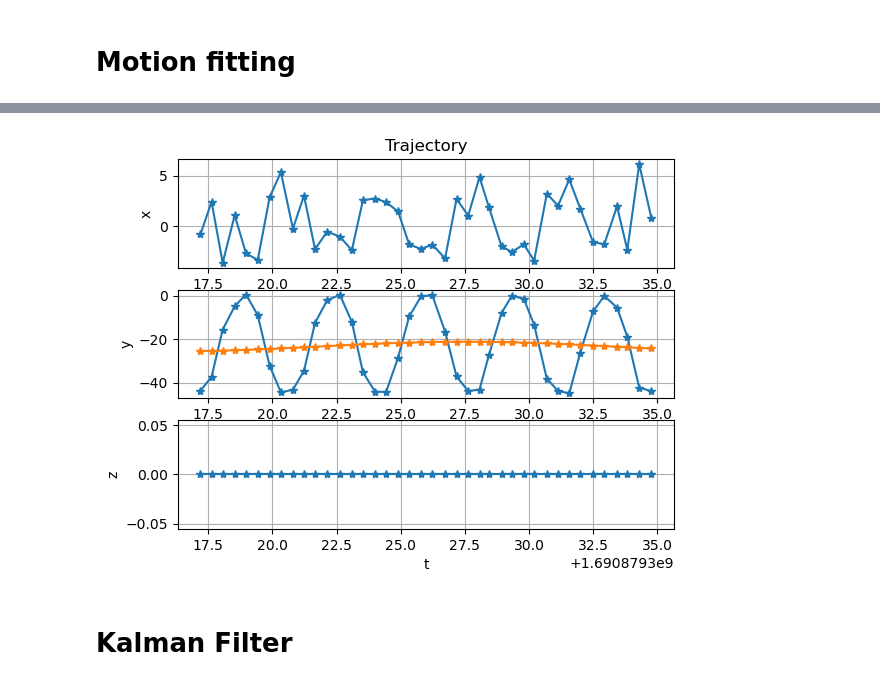
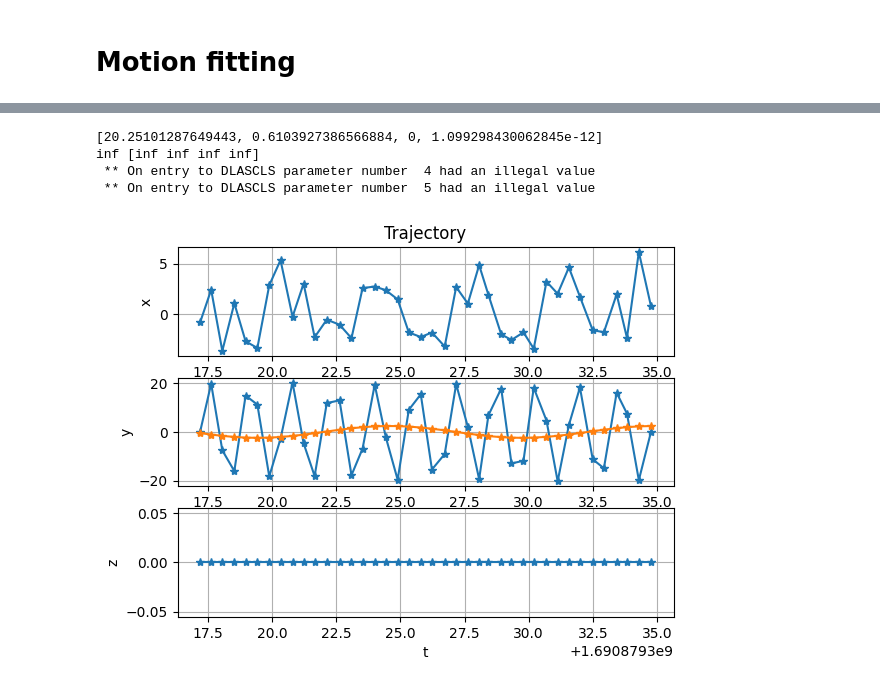
Before and after one commit to Kexin-Wei/lite6Robot_demo, a Jupyter notebook: motion_tracking/Motion_fitting.ipynb, the cells around one changed output, grey strips where cells are left out. Cells and saved outputs as stored; diff of their text form; code cells hidden in the pictures.

Commit message:
[add] kalman filter

```diff
--- a/motion_tracking/Motion_fitting.ipynb
+++ b/motion_tracking/Motion_fitting.ipynb
@@ -25,3 +28,0 @@ Current Folder 'algo_data' contains 4 files, which are:
-# %%
-file = dataMg.files[1]
-print(file.name)
@@ -91,0 +185,13 @@ plt.show()
+# %%
+pn = 100
+w = 4 * np.pi / pn *2
+A = 20
+pt = np.linspace(0, pn, pn)
+respiratory_motion = A * np.cos(w * pt)**4
+
+fig, ax = plt.subplots(figsize=(10, 5))
+ax.plot(pt, respiratory_motion, 'k*-')
+ax.set_xlabel('Time (s)')
+ax.set_ylabel('Motion (mm)')
+ax.set_title('Respiratory motion')
+plt.show()
@@ -92,5 +304,5 @@ plt.show()
 # %%
-def fun(x,A,w,phi,B):
+def fun(t,A,w,phi,B):
     return A*np.sin(w*t+phi)+B
 # %%
 y = trajectory[:,1]
@@ -100,12 +312,14 @@ N = len(y)
 
 # Compute the FFT
 yf = scipy.fftpack.fft(y)
-idx = np.where(np.abs(yf[:N//2])>200)[0]
-print(idx)
+idx_y = np.where(np.abs(yf[:N//2])>200)[0]
+print(idx_y)
 
 x = np.linspace(0,N,N)
 z = 20*np.sin(50.0 * 2.0*np.pi*x) + 0.5*np.sin(80.0 * 2.0*np.pi*x)
 zf = scipy.fftpack.fft(z)
+idx_z = np.where(np.abs(zf[:N//2])>200)[0]
+print(idx_z)
 
 # frequency
 dt = np.diff(t).mean()
@@ -114,11 +328,15 @@ freq = np.fft.fftfreq(N, d=dt)
 
 fig = plt.figure()
 ax = fig.add_subplot(211)
-ax.plot(x,y,'r*-')
-ax.plot(x,z,'b*-')
+ax.plot(t,y,'r*-')
+ax.plot(t,z,'b*-')
 ax = fig.add_subplot(212)
 ax.plot(freq[:N//2],abs(yf[:N//2]),'r*-')
 ax.plot(freq[:N//2],abs(zf[:N//2]),'b*-')
 plt.show()
+
+guess_freq_y = freq[idx_y[-1]]
+guess_freq_z = freq[idx_z[-1]]
+print(guess_freq_y, guess_freq_z)
 # %% [output]
 [0 5]
@@ -141,22 +380,33 @@ inf [inf inf inf inf]
 # %%
+guess_A = (z.max() - z.min()) / 2
+guess_B = z.mean()
+guess_w = guess_freq_z
+guess_phi = 0
+guess = [guess_A,guess_w,guess_phi,guess_B]
+print(guess)
+popt, pcov = curve_fit(fun, t, z ,guess)
+print(np.linalg.cond(pcov),np.diag(pcov))
+
 fig = plt.figure()
 ax = fig.add_subplot(311)
-ax.plot(t, trajectory[:, 0], "*-")
+ax.plot(t, trajectory[:,0], "*-")
 ax.set_title("Trajectory")
 ax.set_ylabel("x")
 ax.grid()
 ax = fig.add_subplot(312)
-ax.plot(t, trajectory[:, 1], "*-")
+ax.plot(t, z, "*-")
 ax.plot(t, fun(t, popt[0],popt[1],popt[2],popt[3]),'*-')
 ax.set_ylabel("y")
 ax.grid()
 ax = fig.add_subplot(313)
 ax.plot(t, trajectory[:, 2], "*-")
 ax.set_ylabel("z")
 ax.set_xlabel("t")
 ax.grid()
 plt.show()
 # %% [output]
+[20.25101287649443, 0.6103927386566884, 0, 1.099298430062845e-12]
+inf [inf inf inf inf]
+ ** On entry to DLASCLS parameter number  4 had an illegal value
+ ** On entry to DLASCLS parameter number  5 had an illegal value
-[figure, old version]
+[figure, new version]
-# %% [markdown]
-# Kalman Filter
```
Also changed, not shown: parts of 27 cells of this notebook, 5 other files.
